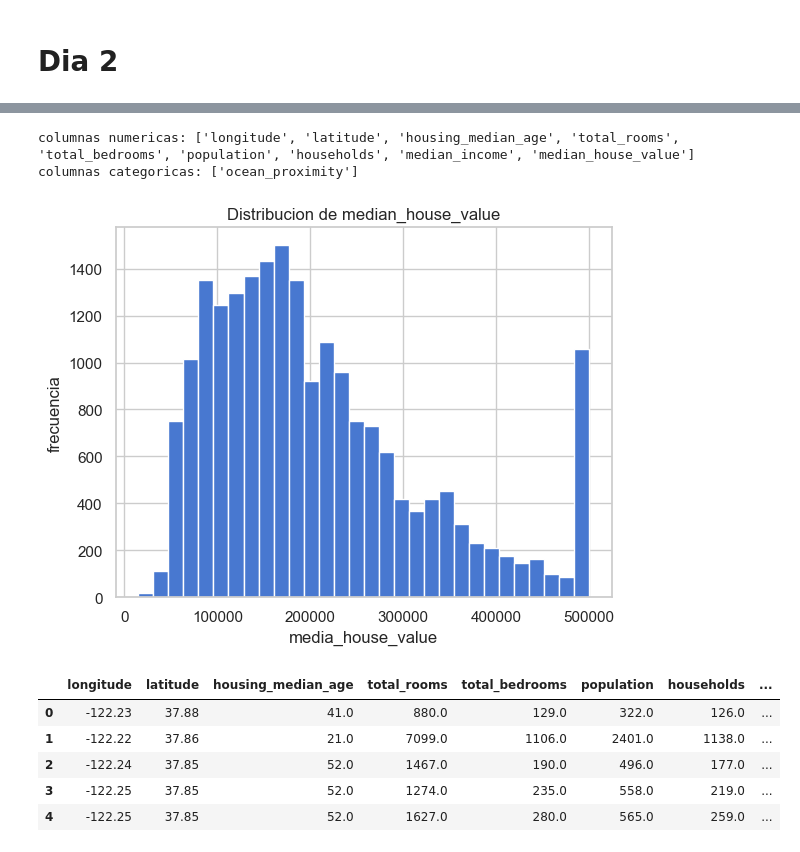
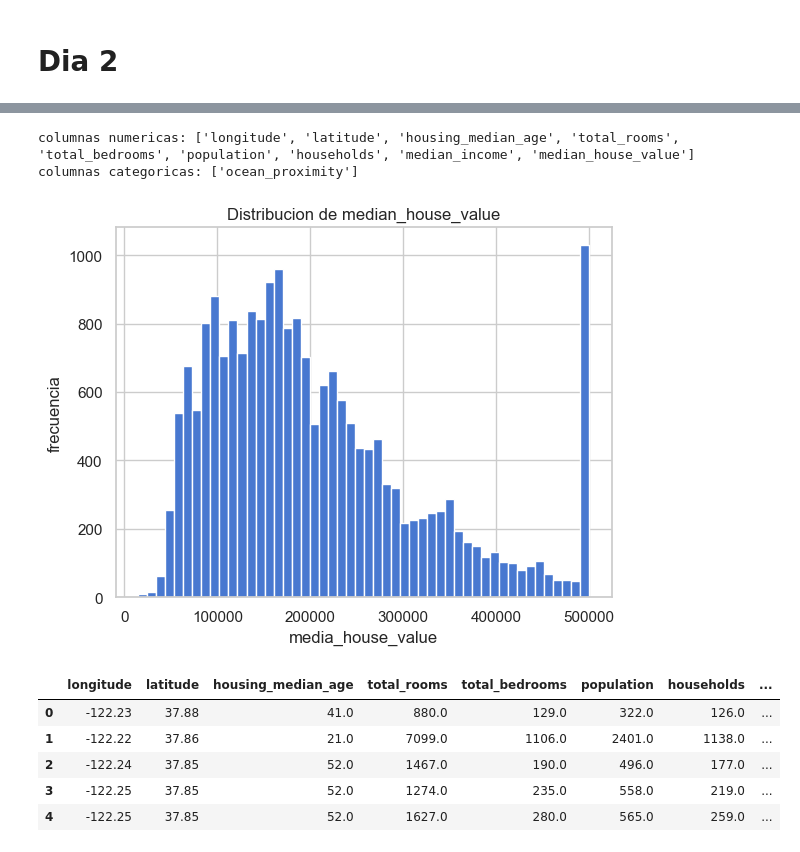
Before and after one commit to Efraor/DataCaliforniaEda, a Jupyter notebook: notebooks/1_california_eda.ipynb, the cells around one changed output, grey strips where cells are left out. Saved outputs shown, nothing was run; the diff lists cells and outputs as text; code cells hidden in the pictures.

```diff
--- a/notebooks/1_california_eda.ipynb
+++ b/notebooks/1_california_eda.ipynb
@@ -36,21 +36,21 @@ dtype: int64
 # %%
 housing_pd.dtypes
 
 numeric_cols = housing_pd.select_dtypes(include= ['int64', 'float64']).columns
 categorical_cols = housing_pd.select_dtypes(include=['object']).columns
 
 print("columnas numericas:", list(numeric_cols))
 print("columnas categoricas:", list(categorical_cols))
 
-housing_pd['median_house_value'].hist(bins=30)
+housing_pd['median_house_value'].hist(bins=50)
 plt.title('Distribucion de median_house_value')
 plt.xlabel('media_house_value')
 plt.ylabel('frecuencia')
 plt.show()
 # %% [output]
 columnas numericas: ['longitude', 'latitude', 'housing_median_age', 'total_rooms', 'total_bedrooms', 'population', 'households', 'median_income', 'median_house_value']
 columnas categoricas: ['ocean_proximity']
-[figure, old version]
+[figure, new version]
 # %%
 housing_pd.head()
 # %% [output]
```
Also changed, not shown: parts of 2 cells of this notebook.
